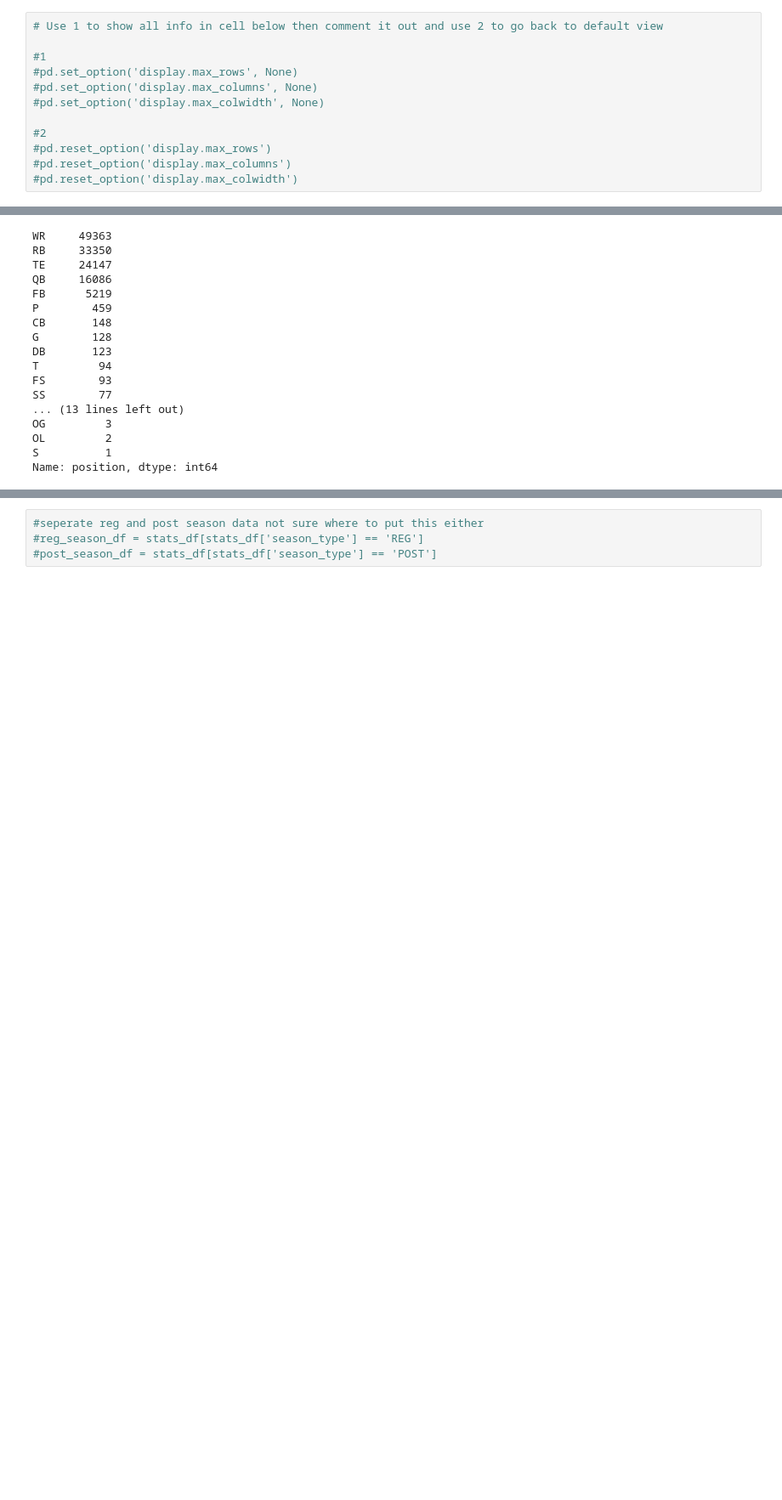
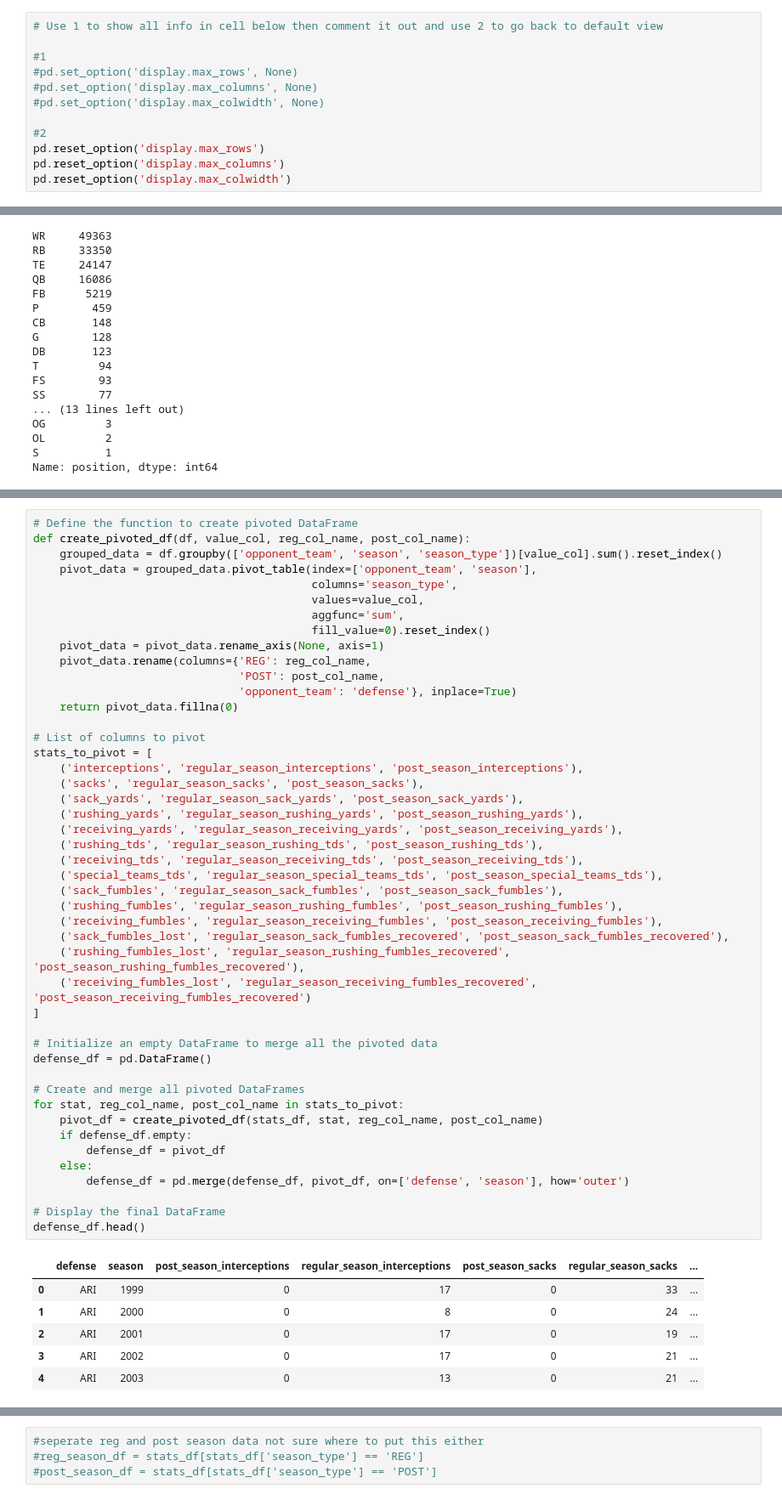
Before and after one commit to DBAfox/Team-USA-Football, a Jupyter notebook: NFL Dream Team.ipynb, the cells around one changed output, grey strips where cells are left out. Shown at 85% size. Cells and saved outputs as stored; diff of their text form; blank space fills up the shorter version.

Commit message:
created defense_df more efficiently

```diff
--- a/NFL Dream Team.ipynb
+++ b/NFL Dream Team.ipynb
@@ -74,9 +58,9 @@ memory usage: 70.3+ MB
 #pd.set_option('display.max_colwidth', None)
 
 #2
-#pd.reset_option('display.max_rows')
-#pd.reset_option('display.max_columns')
-#pd.reset_option('display.max_colwidth')
+pd.reset_option('display.max_rows')
+pd.reset_option('display.max_columns')
+pd.reset_option('display.max_colwidth')
 # %%
 stats_df['position'].value_counts()
 # %% [output]
@@ -180,0 +371,53 @@ defense_df.head()
+# %%
+# Define the function to create pivoted DataFrame
+def create_pivoted_df(df, value_col, reg_col_name, post_col_name):
+    grouped_data = df.groupby(['opponent_team', 'season', 'season_type'])[value_col].sum().reset_index()
+    pivot_data = grouped_data.pivot_table(index=['opponent_team', 'season'],
+                                          columns='season_type',
+                                          values=value_col,
+                                          aggfunc='sum',
+                                          fill_value=0).reset_index()
+    pivot_data = pivot_data.rename_axis(None, axis=1)
+    pivot_data.rename(columns={'REG': reg_col_name,
+                               'POST': post_col_name,
+                               'opponent_team': 'defense'}, inplace=True)
+    return pivot_data.fillna(0)
+
+# List of columns to pivot
+stats_to_pivot = [
+    ('interceptions', 'regular_season_interceptions', 'post_season_interceptions'),
+    ('sacks', 'regular_season_sacks', 'post_season_sacks'),
+    ('sack_yards', 'regular_season_sack_yards', 'post_season_sack_yards'),
+    ('rushing_yards', 'regular_season_rushing_yards', 'post_season_rushing_yards'),
+    ('receiving_yards', 'regular_season_receiving_yards', 'post_season_receiving_yards'),
+    ('rushing_tds', 'regular_season_rushing_tds', 'post_season_rushing_tds'),
+    ('receiving_tds', 'regular_season_receiving_tds', 'post_season_receiving_tds'),
+    ('special_teams_tds', 'regular_season_special_teams_tds', 'post_season_special_teams_tds'),
+    ('sack_fumbles', 'regular_season_sack_fumbles', 'post_season_sack_fumbles'),
+    ('rushing_fumbles', 'regular_season_rushing_fumbles', 'post_season_rushing_fumbles'),
+    ('receiving_fumbles', 'regular_season_receiving_fumbles', 'post_season_receiving_fumbles'),
+    ('sack_fumbles_lost', 'regular_season_sack_fumbles_recovered', 'post_season_sack_fumbles_recovered'),
+    ('rushing_fumbles_lost', 'regular_season_rushing_fumbles_recovered', 'post_season_rushing_fumbles_recovered'),
+    ('receiving_fumbles_lost', 'regular_season_receiving_fumbles_recovered', 'post_season_receiving_fumbles_recovered')
+]
+
+# Initialize an empty DataFrame to merge all the pivoted data
+defense_df = pd.DataFrame()
+
+# Create and merge all pivoted DataFrames
+for stat, reg_col_name, post_col_name in stats_to_pivot:
+    pivot_df = create_pivoted_df(stats_df, stat, reg_col_name, post_col_name)
+    if defense_df.empty:
+        defense_df = pivot_df
+    else:
+        defense_df = pd.merge(defense_df, pivot_df, on=['defense', 'season'], how='outer')
+
+# Display the final DataFrame
+defense_df.head()
+# %% [output]
+|  | defense | season | post_season_interceptions | regular_season_interceptions | post_season_sacks | regular_season_sacks | ... |
+| 0 | ARI | 1999 | 0 | 17 | 0 | 33 | ... |
+| 1 | ARI | 2000 | 0 | 8 | 0 | 24 | ... |
+| 2 | ARI | 2001 | 0 | 17 | 0 | 19 | ... |
+| 3 | ARI | 2002 | 0 | 17 | 0 | 21 | ... |
+| 4 | ARI | 2003 | 0 | 13 | 0 | 21 | ... |
```
Also changed, not shown: parts of 17 cells of this notebook.
